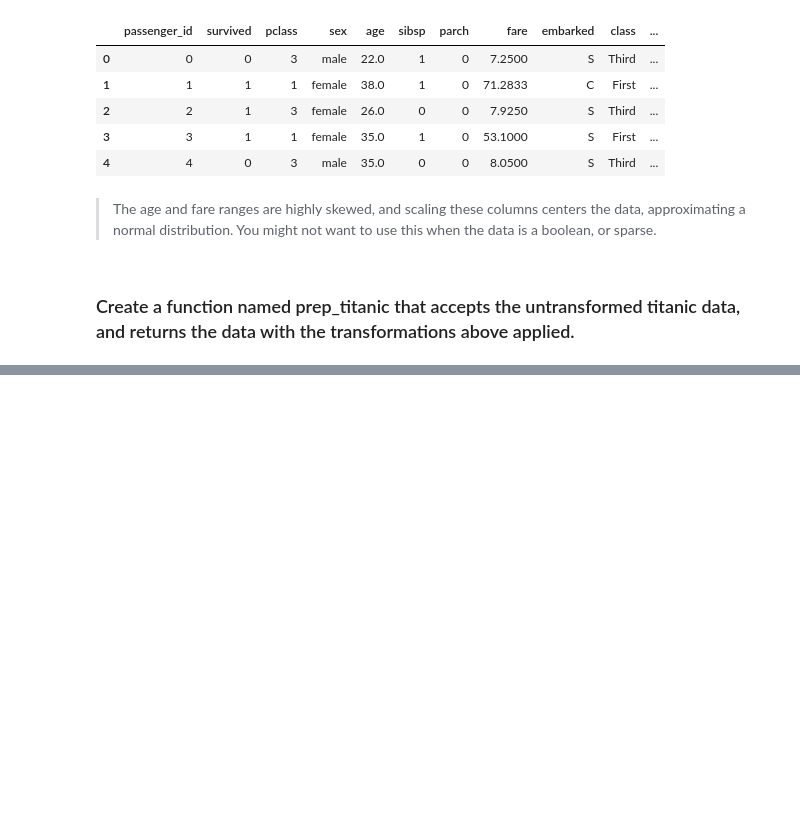
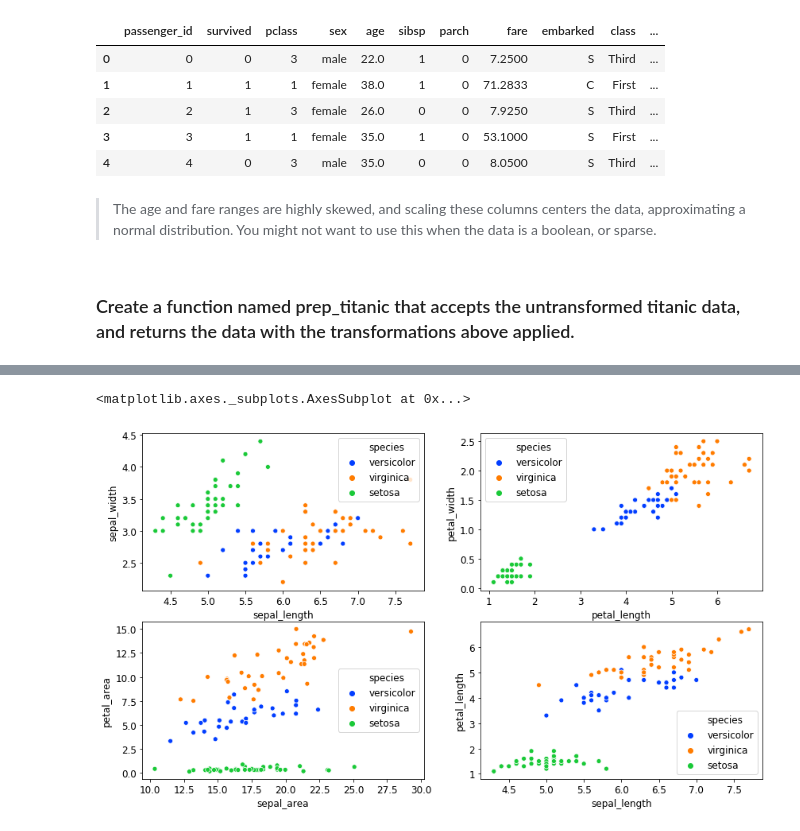
Before and after one commit to brandireger/ds-methodologies-exercises, a Jupyter notebook: classification/classification_exercises.ipynb, the cells around one changed output, grey strips where cells are left out. Saved outputs shown, nothing was run; the diff lists cells and outputs as text; code cells hidden in the pictures; blank space fills up the shorter version.

```diff
--- a/classification/classification_exercises.ipynb
+++ b/classification/classification_exercises.ipynb
@@ -473,0 +531,18 @@ train_titanic.head()
+# %%
+train['sepal_area'] = train.sepal_length * train.sepal_width
+train['petal_area'] = train.petal_length * train.petal_width
+
+plt.rc('figure', figsize=(14,8))
+plt.rc('font', size=12)
+
+sns.set_palette('bright')
+
+fig, axes = plt.subplots(2, 2)
+
+sns.scatterplot(train.sepal_length, train.sepal_width, ax=axes[0,0], hue=train.species)
+sns.scatterplot(train.petal_length, train.petal_width, ax=axes[0,1], hue=train.species)
+sns.scatterplot(train.sepal_area, train.petal_area, ax=axes[1,0], hue=train.species)
+sns.scatterplot(train.sepal_length, train.petal_length, ax=axes[1,1], hue=train.species)
+# %% [output]
+<matplotlib.axes._subplots.AxesSubplot at 0x...>
+[figure, added]
```
Also changed, not shown: parts of 24 cells of this notebook, 1 other file.
